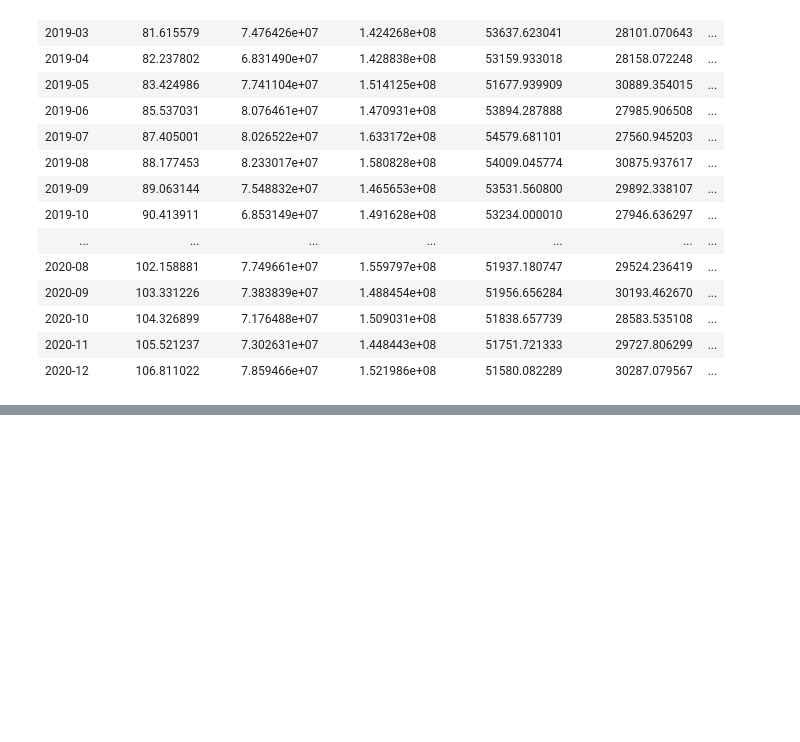
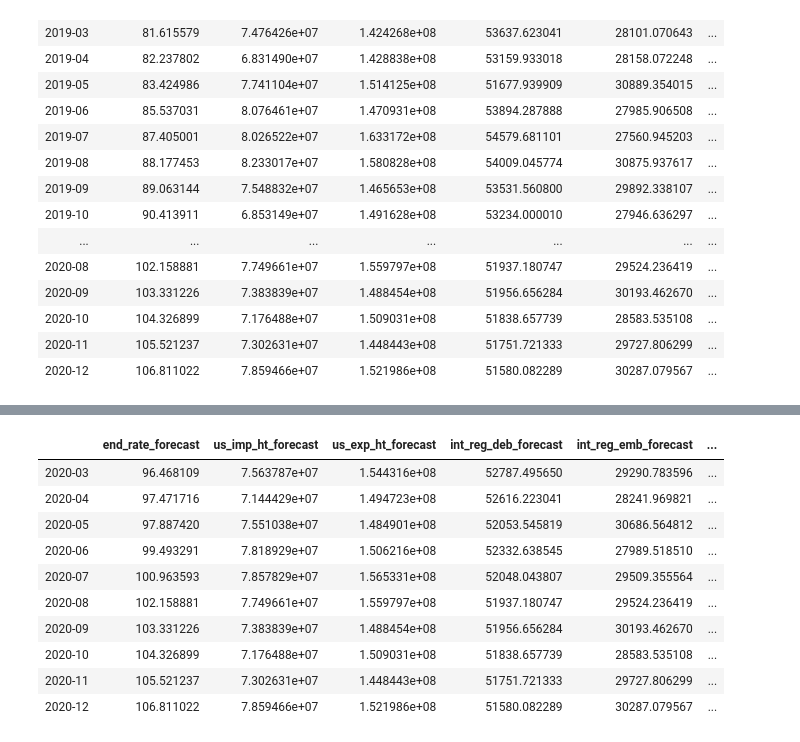
Before and after one commit to gregpinchy/creative-capstone-AA, a Jupyter notebook: time_series.ipynb, the cells around one changed output, grey strips where cells are left out. Saved outputs shown, nothing was run; the diff lists cells and outputs as text; code cells hidden in the pictures; blank space fills up the shorter version.

```diff
--- a/time_series.ipynb
+++ b/time_series.ipynb
@@ -1641,0 +1656,14 @@ df_results_final
+# %%
+df_results_final.tail(10)
+# %% [output]
+|  | end_rate_forecast | us_imp_ht_forecast | us_exp_ht_forecast | int_reg_deb_forecast | int_reg_emb_forecast | ... |
+| 2020-03 | 96.468109 | 7.563787e+07 | 1.544316e+08 | 52787.495650 | 29290.783596 | ... |
+| 2020-04 | 97.471716 | 7.144429e+07 | 1.494723e+08 | 52616.223041 | 28241.969821 | ... |
+| 2020-05 | 97.887420 | 7.551038e+07 | 1.484901e+08 | 52053.545819 | 30686.564812 | ... |
+| 2020-06 | 99.493291 | 7.818929e+07 | 1.506216e+08 | 52332.638545 | 27989.518510 | ... |
+| 2020-07 | 100.963593 | 7.857829e+07 | 1.565331e+08 | 52048.043807 | 29509.355564 | ... |
+| 2020-08 | 102.158881 | 7.749661e+07 | 1.559797e+08 | 51937.180747 | 29524.236419 | ... |
+| 2020-09 | 103.331226 | 7.383839e+07 | 1.488454e+08 | 51956.656284 | 30193.462670 | ... |
+| 2020-10 | 104.326899 | 7.176488e+07 | 1.509031e+08 | 51838.657739 | 28583.535108 | ... |
+| 2020-11 | 105.521237 | 7.302631e+07 | 1.448443e+08 | 51751.721333 | 29727.806299 | ... |
+| 2020-12 | 106.811022 | 7.859466e+07 | 1.521986e+08 | 51580.082289 | 30287.079567 | ... |
```
Also changed, not shown: parts of 1 cell of this notebook.
